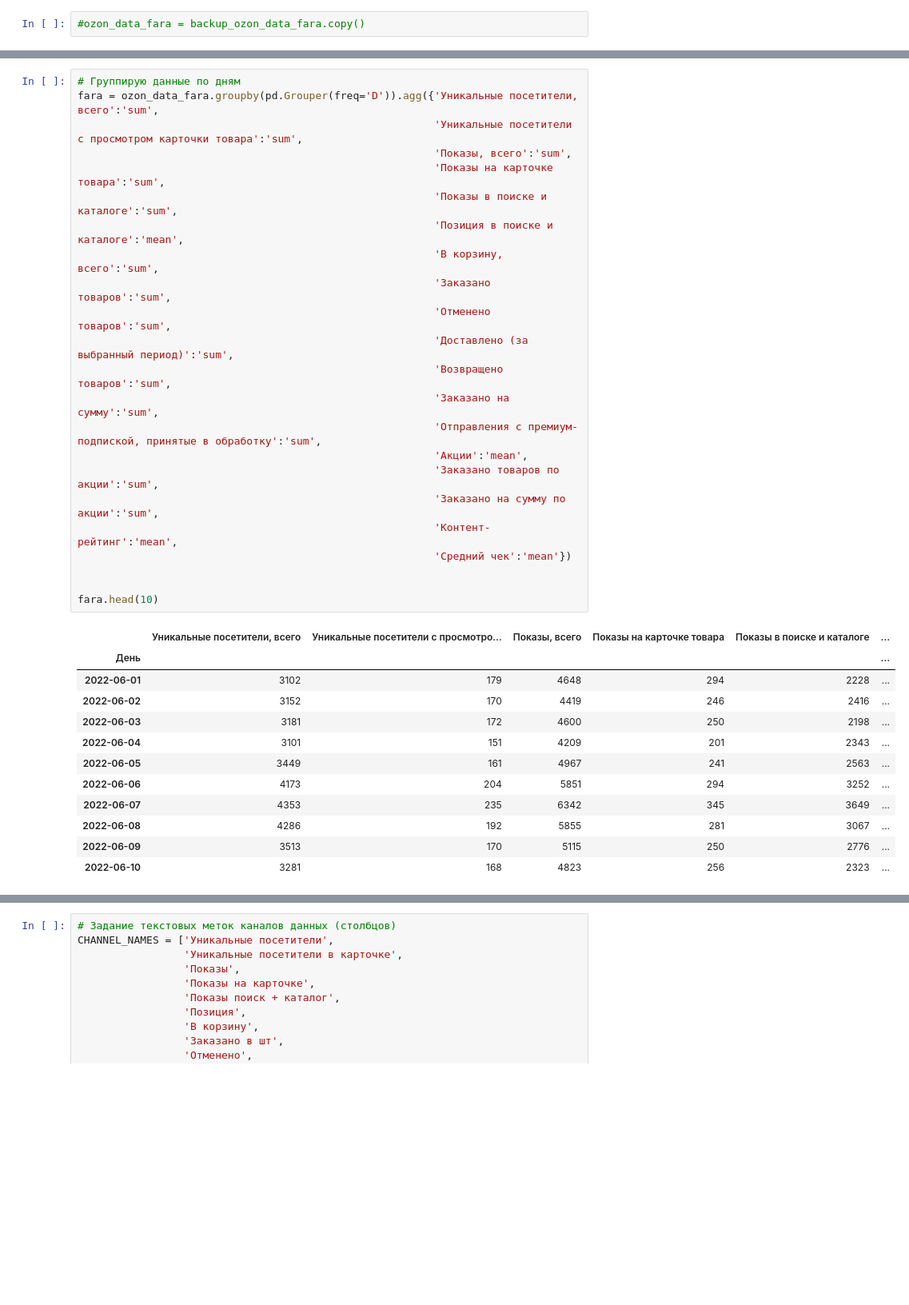
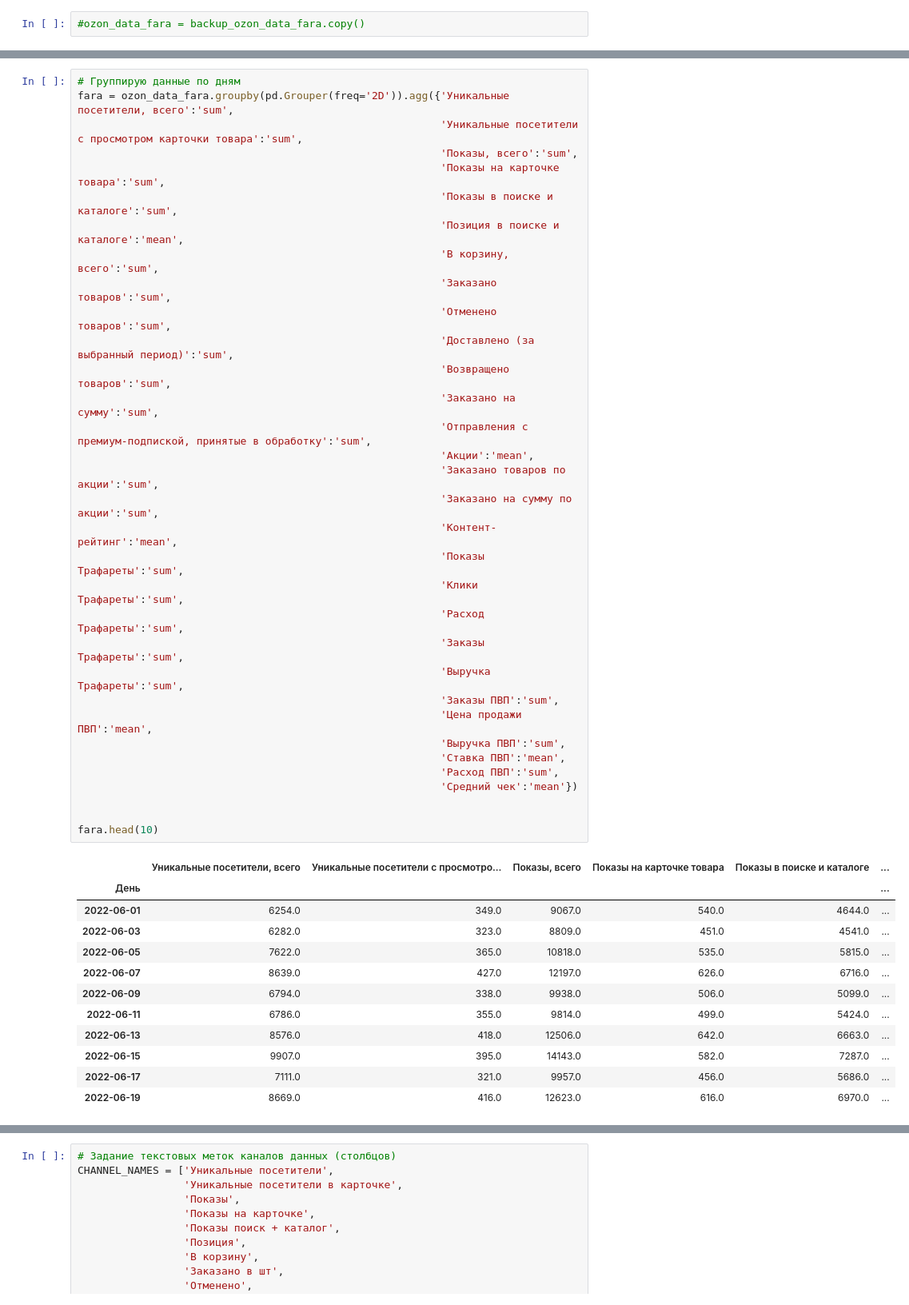
Before and after one commit to Untick/Marketplaces, a Jupyter notebook: Domoscanova Irina/AI_стажировка_Ingate_1_1_2.ipynb, the cells around one changed output, grey strips where cells are left out. Shown at 80% size. Cells and saved outputs as stored; diff of their text form; blank space fills up the shorter version.

```diff
--- a/Domoscanova Irina/AI_стажировка_Ingate_1_1_2.ipynb
+++ b/Domoscanova Irina/AI_стажировка_Ingate_1_1_2.ipynb
@@ -1331,36 +1503,46 @@ ozon_data_fara.head()
 # %%
 # Группирую данные по дням
-fara = ozon_data_fara.groupby(pd.Grouper(freq='D')).agg({'Уникальные посетители, всего':'sum',
-                                                         'Уникальные посетители с просмотром карточки товара':'sum',
-                                                         'Показы, всего':'sum',
-                                                         'Показы на карточке товара':'sum',
-                                                         'Показы в поиске и каталоге':'sum',
-                                                         'Позиция в поиске и каталоге':'mean',
-                                                         'В корзину, всего':'sum',
-                                                         'Заказано товаров':'sum',
-                                                         'Отменено товаров':'sum',
-                                                         'Доставлено (за выбранный период)':'sum',
-                                                         'Возвращено товаров':'sum',
-                                                         'Заказано на сумму':'sum',
-                                                         'Отправления с премиум-подпиской, принятые в обработку':'sum',
-                                                         'Акции':'mean',
-                                                         'Заказано товаров по акции':'sum',
-                                                         'Заказано на сумму по акции':'sum',
-                                                         'Контент-рейтинг':'mean',
-                                                         'Средний чек':'mean'})
+fara = ozon_data_fara.groupby(pd.Grouper(freq='2D')).agg({'Уникальные посетители, всего':'sum',
+                                                          'Уникальные посетители с просмотром карточки товара':'sum',
+                                                          'Показы, всего':'sum',
+                                                          'Показы на карточке товара':'sum',
+                                                          'Показы в поиске и каталоге':'sum',
+                                                          'Позиция в поиске и каталоге':'mean',
+                                                          'В корзину, всего':'sum',
+                                                          'Заказано товаров':'sum',
+                                                          'Отменено товаров':'sum',
+                                                          'Доставлено (за выбранный период)':'sum',
+                                                          'Возвращено товаров':'sum',
+                                                          'Заказано на сумму':'sum',
+                                                          'Отправления с премиум-подпиской, принятые в обработку':'sum',
+                                                          'Акции':'mean',
+                                                          'Заказано товаров по акции':'sum',
+                                                          'Заказано на сумму по акции':'sum',
+                                                          'Контент-рейтинг':'mean',
+                                                          'Показы Трафареты':'sum',
+                                                          'Клики Трафареты':'sum',
+                                                          'Расход Трафареты':'sum',
+                                                          'Заказы Трафареты':'sum',
+                                                          'Выручка Трафареты':'sum',
+                                                          'Заказы ПВП':'sum',
+                                                          'Цена продажи ПВП':'mean',
+                                                          'Выручка ПВП':'sum',
+                                                          'Ставка ПВП':'mean',
+                                                          'Расход ПВП':'sum',
+                                                          'Средний чек':'mean'})
 
 
 fara.head(10)
 # %% [output]
 |  | Уникальные посетители, всего | Уникальные посетители с просмотро... | Показы, всего | Показы на карточке товара | Показы в поиске и каталоге | ... |
 | День |  |  |  |  |  | ... |
-| 2022-06-01 | 3102 | 179 | 4648 | 294 | 2228 | ... |
-| 2022-06-02 | 3152 | 170 | 4419 | 246 | 2416 | ... |
-| 2022-06-03 | 3181 | 172 | 4600 | 250 | 2198 | ... |
-| 2022-06-04 | 3101 | 151 | 4209 | 201 | 2343 | ... |
-| 2022-06-05 | 3449 | 161 | 4967 | 241 | 2563 | ... |
-| 2022-06-06 | 4173 | 204 | 5851 | 294 | 3252 | ... |
-| 2022-06-07 | 4353 | 235 | 6342 | 345 | 3649 | ... |
-| 2022-06-08 | 4286 | 192 | 5855 | 281 | 3067 | ... |
-| 2022-06-09 | 3513 | 170 | 5115 | 250 | 2776 | ... |
-| 2022-06-10 | 3281 | 168 | 4823 | 256 | 2323 | ... |
+| 2022-06-01 | 6254.0 | 349.0 | 9067.0 | 540.0 | 4644.0 | ... |
+| 2022-06-03 | 6282.0 | 323.0 | 8809.0 | 451.0 | 4541.0 | ... |
+| 2022-06-05 | 7622.0 | 365.0 | 10818.0 | 535.0 | 5815.0 | ... |
+| 2022-06-07 | 8639.0 | 427.0 | 12197.0 | 626.0 | 6716.0 | ... |
+| 2022-06-09 | 6794.0 | 338.0 | 9938.0 | 506.0 | 5099.0 | ... |
+| 2022-06-11 | 6786.0 | 355.0 | 9814.0 | 499.0 | 5424.0 | ... |
+| 2022-06-13 | 8576.0 | 418.0 | 12506.0 | 642.0 | 6663.0 | ... |
+| 2022-06-15 | 9907.0 | 395.0 | 14143.0 | 582.0 | 7287.0 | ... |
+| 2022-06-17 | 7111.0 | 321.0 | 9957.0 | 456.0 | 5686.0 | ... |
+| 2022-06-19 | 8669.0 | 416.0 | 12623.0 | 616.0 | 6970.0 | ... |
```
Also changed, not shown: parts of 56 cells of this notebook.
